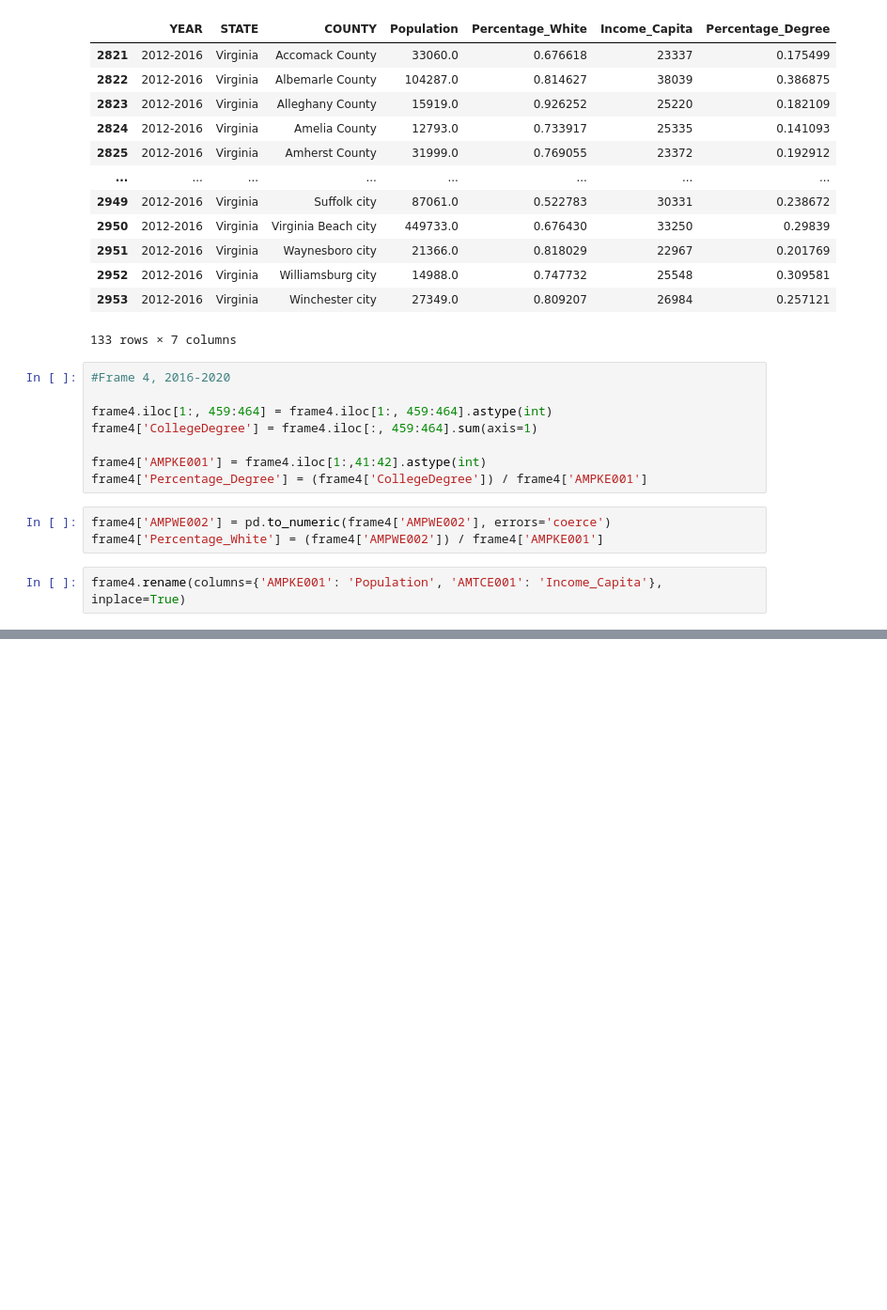
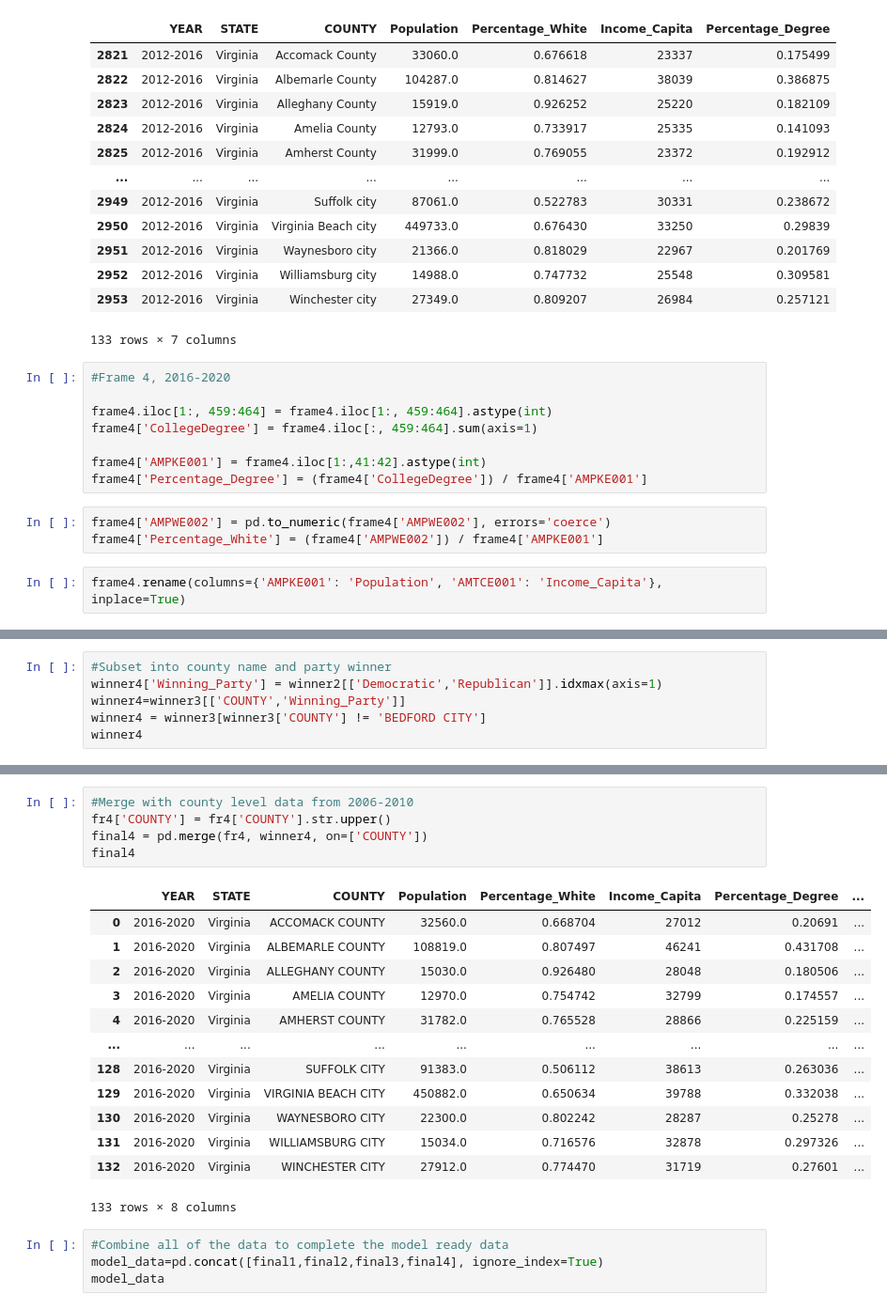
Before and after one commit to kevindangkhoama/project_voting, a Jupyter notebook: project3.ipynb, the cells around one changed output, grey strips where cells are left out. Shown at 94% size. Cells and saved outputs as stored; diff of their text form; blank space fills up the shorter version.

```diff
--- a/project3.ipynb
+++ b/project3.ipynb
@@ -503,0 +794,6 @@ fr4
+# %%
+#Subset into county name and party winner
+winner4['Winning_Party'] = winner2[['Democratic','Republican']].idxmax(axis=1)
+winner4=winner3[['COUNTY','Winning_Party']]
+winner4 = winner3[winner3['COUNTY'] != 'BEDFORD CITY']
+winner4
@@ -503,0 +814,23 @@ fr4
+# %%
+#Merge with county level data from 2006-2010
+fr4['COUNTY'] = fr4['COUNTY'].str.upper()
+final4 = pd.merge(fr4, winner4, on=['COUNTY'])
+final4
+# %% [output]
+|  | YEAR | STATE | COUNTY | Population | Percentage_White | Income_Capita | Percentage_Degree | ... |
+| 0 | 2016-2020 | Virginia | ACCOMACK COUNTY | 32560.0 | 0.668704 | 27012 | 0.20691 | ... |
+| 1 | 2016-2020 | Virginia | ALBEMARLE COUNTY | 108819.0 | 0.807497 | 46241 | 0.431708 | ... |
+| 2 | 2016-2020 | Virginia | ALLEGHANY COUNTY | 15030.0 | 0.926480 | 28048 | 0.180506 | ... |
+| 3 | 2016-2020 | Virginia | AMELIA COUNTY | 12970.0 | 0.754742 | 32799 | 0.174557 | ... |
+| 4 | 2016-2020 | Virginia | AMHERST COUNTY | 31782.0 | 0.765528 | 28866 | 0.225159 | ... |
+| ... | ... | ... | ... | ... | ... | ... | ... | ... |
+| 128 | 2016-2020 | Virginia | SUFFOLK CITY | 91383.0 | 0.506112 | 38613 | 0.263036 | ... |
+| 129 | 2016-2020 | Virginia | VIRGINIA BEACH CITY | 450882.0 | 0.650634 | 39788 | 0.332038 | ... |
+| 130 | 2016-2020 | Virginia | WAYNESBORO CITY | 22300.0 | 0.802242 | 28287 | 0.25278 | ... |
+| 131 | 2016-2020 | Virginia | WILLIAMSBURG CITY | 15034.0 | 0.716576 | 32878 | 0.297326 | ... |
+| 132 | 2016-2020 | Virginia | WINCHESTER CITY | 27912.0 | 0.774470 | 31719 | 0.27601 | ... |
+133 rows × 8 columns
+# %%
+#Combine all of the data to complete the model ready data
+model_data=pd.concat([final1,final2,final3,final4], ignore_index=True)
+model_data
```
Also changed, not shown: parts of 19 cells of this notebook.
